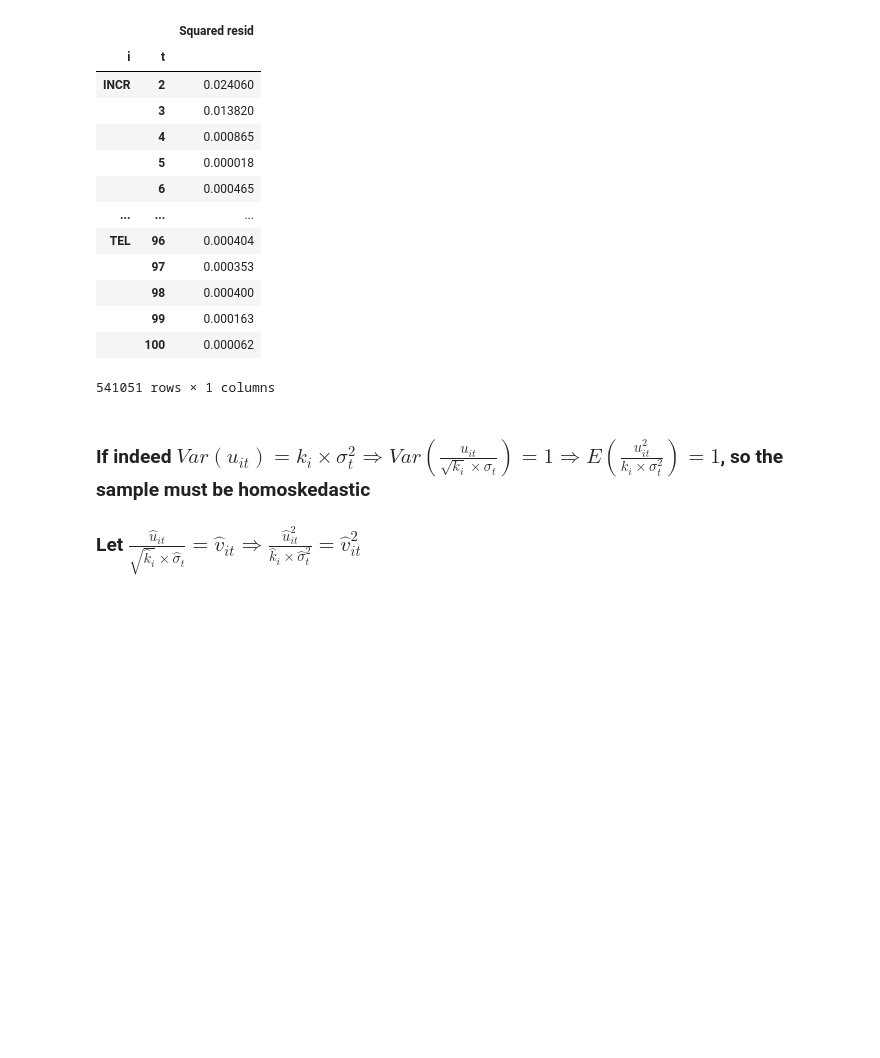
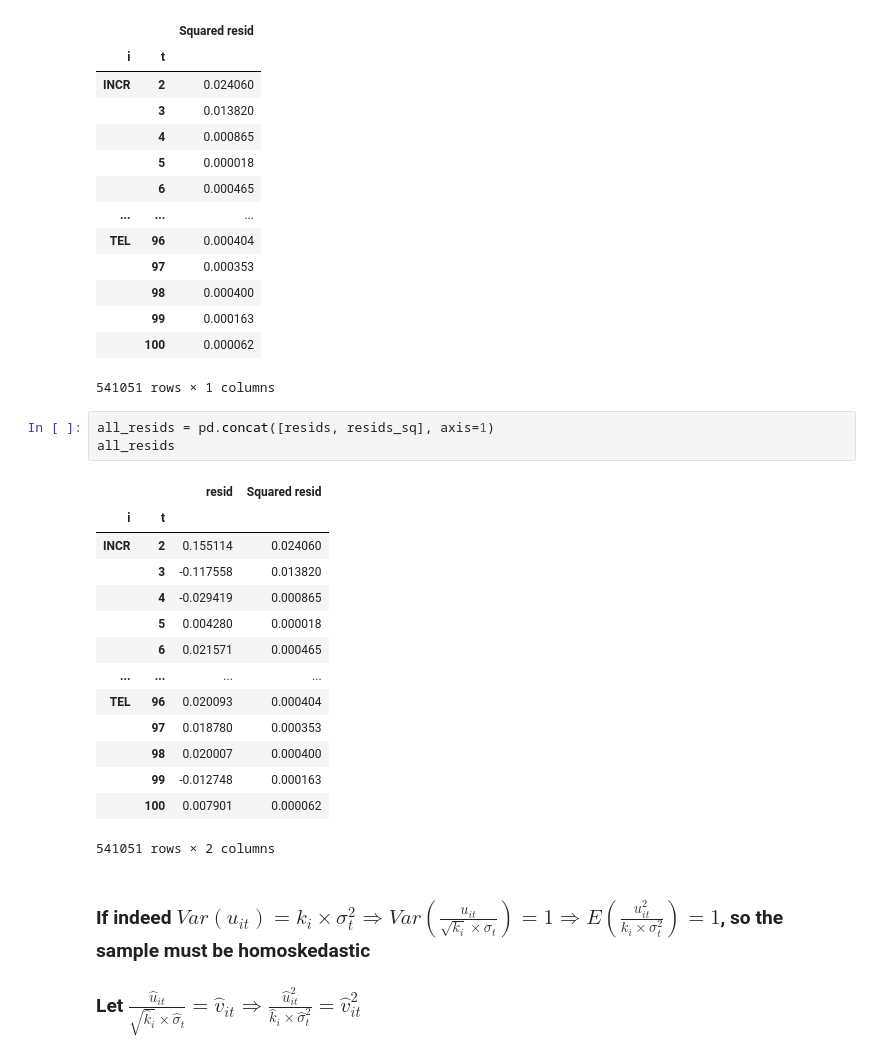
Before and after one commit to Sprnko/young-assets-convergence, a Jupyter notebook: notebooks/full_sample.ipynb, the cells around one changed output. Drawn from its saved outputs; the diff is of its cells as text; blank space fills up the shorter version.

```diff
--- a/notebooks/full_sample.ipynb
+++ b/notebooks/full_sample.ipynb
@@ -381,6 +390,24 @@ resids_sq
 |  | 99 | 0.000163 |
 |  | 100 | 0.000062 |
 541051 rows × 1 columns
+# %%
+all_resids = pd.concat([resids, resids_sq], axis=1)
+all_resids
+# %% [output]
+|  |  | resid | Squared resid |
+| i | t |  |  |
+| INCR | 2 | 0.155114 | 0.024060 |
+|  | 3 | -0.117558 | 0.013820 |
+|  | 4 | -0.029419 | 0.000865 |
+|  | 5 | 0.004280 | 0.000018 |
+|  | 6 | 0.021571 | 0.000465 |
+| ... | ... | ... | ... |
+| TEL | 96 | 0.020093 | 0.000404 |
+|  | 97 | 0.018780 | 0.000353 |
+|  | 98 | 0.020007 | 0.000400 |
+|  | 99 | -0.012748 | 0.000163 |
+|  | 100 | 0.007901 | 0.000062 |
+541051 rows × 2 columns
 # %% [markdown]
 ### If indeed $ Var(u_{it}) = k_i \times \sigma_t^2 \Rightarrow  Var(\frac{u_{it}}{\sqrt{k_i} \times \sigma_t}) = 1 \Rightarrow E(\frac{u_{it}^2}{k_i \times \sigma_t^2}) = 1$, so the sample must be homoskedastic
 ### Let $ \frac{\hat{u}_{it}}{\sqrt{\hat{k}_i} \times \hat{\sigma}_t} = \hat{v}_{it} \Rightarrow \frac{\hat{u}_{it}^2}{\hat{k}_i \times \hat{\sigma}_t^2} = \hat{v}_{it}^2 $
```
Also changed, not shown: parts of 6 cells of this notebook, 2 other files.
